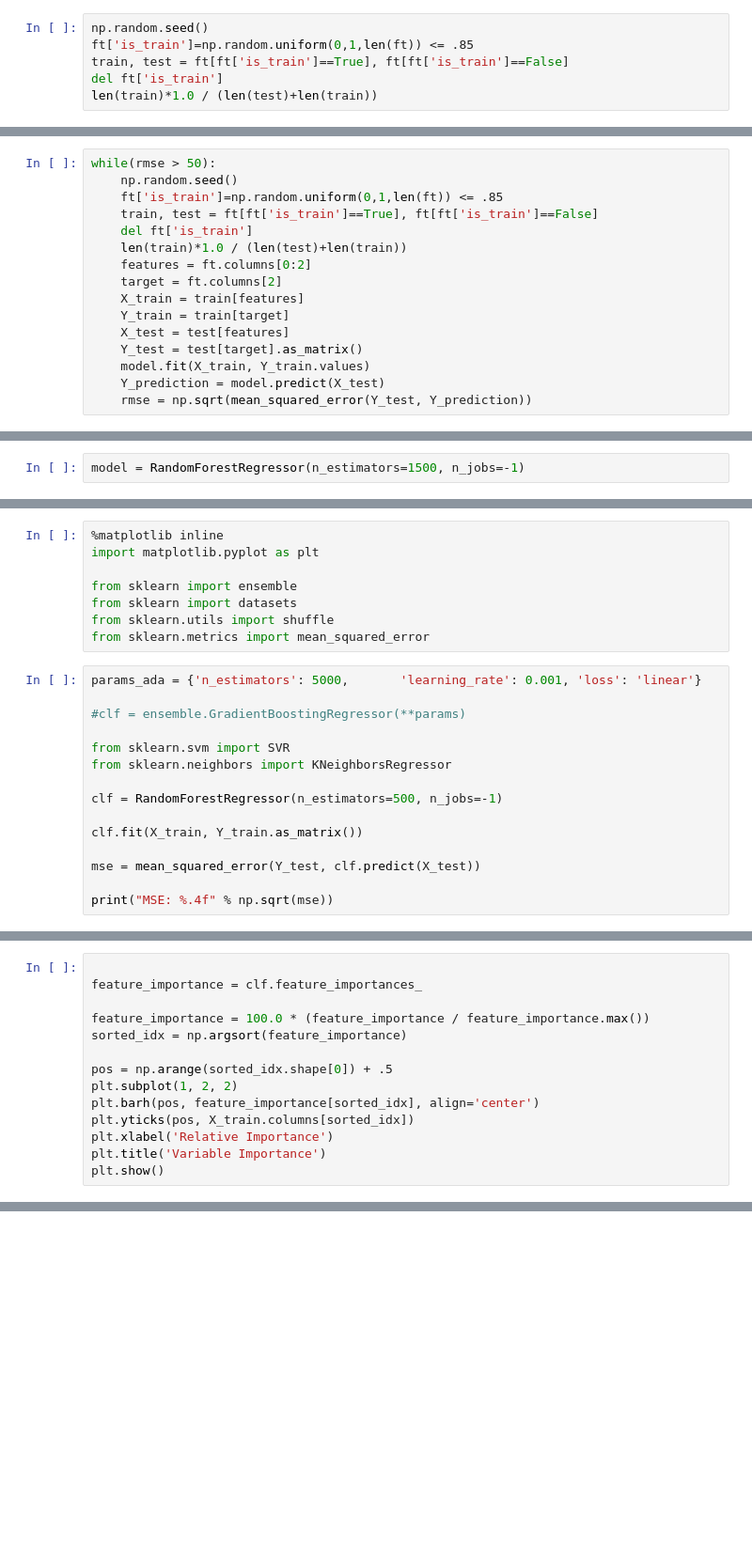
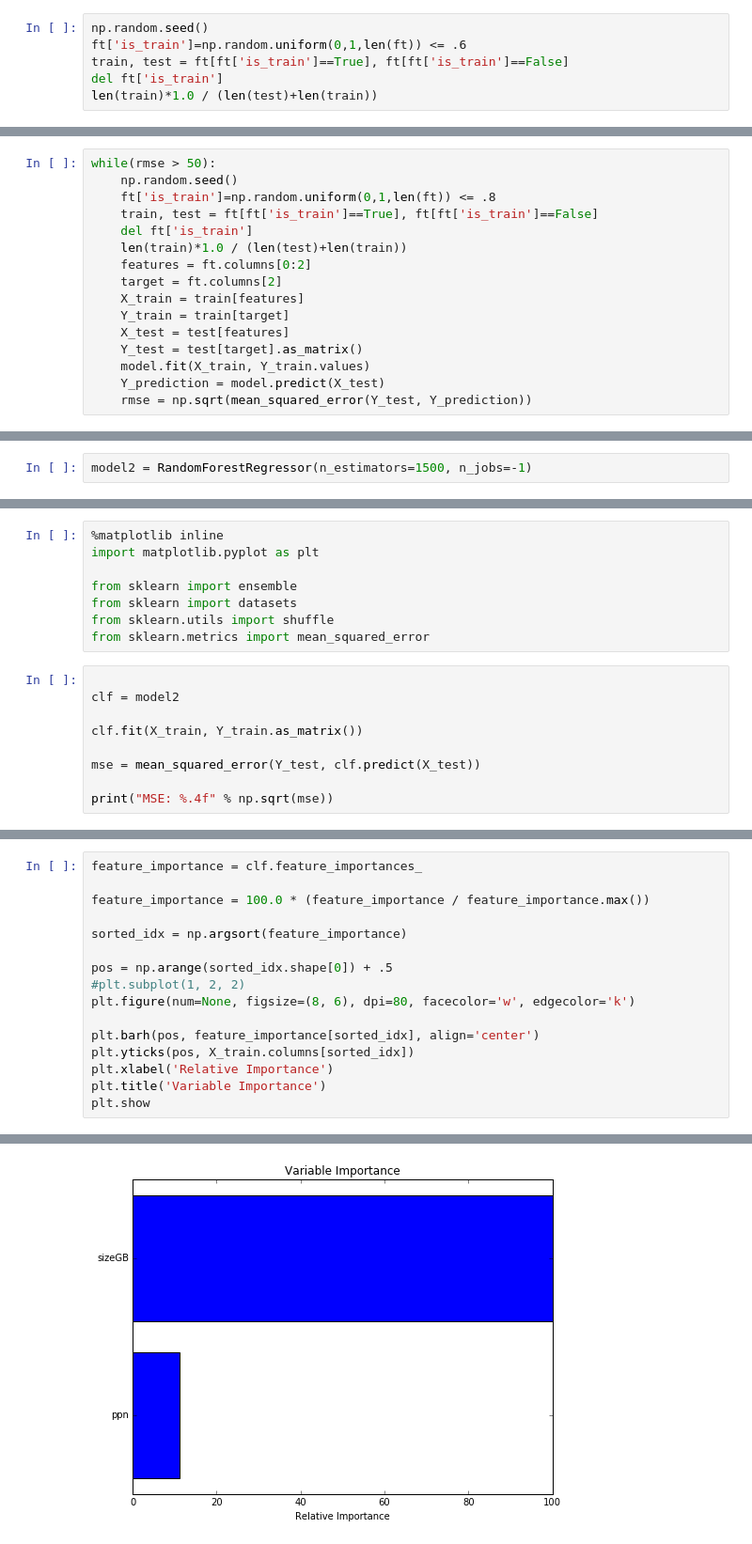
Before and after one commit to words-sdsc/IPPD, a Jupyter notebook: ProfilingData/28July Model Training-Bowtie (CPU, DataSize, Y_Time).ipynb, the cells around one changed output, grey strips where cells are left out. Shown: that part at 94% size. Drawn from its saved outputs; the diff is of its cells as text; blank space fills up the shorter version.

```diff
--- a/ProfilingData/28July Model Training-Bowtie (CPU, DataSize, Y_Time).ipynb
+++ b/ProfilingData/28July Model Training-Bowtie (CPU, DataSize, Y_Time).ipynb
@@ -178,6 +198,6 @@ model = RandomForestRegressor(n_estimators=1500, n_jobs=-1)
 # %%
 np.random.seed()
-ft['is_train']=np.random.uniform(0,1,len(ft)) <= .85
+ft['is_train']=np.random.uniform(0,1,len(ft)) <= .6
 train, test = ft[ft['is_train']==True], ft[ft['is_train']==False]
 del ft['is_train']
 len(train)*1.0 / (len(test)+len(train))
@@ -204,7 +224,7 @@ print(rmse)
 # %%
 while(rmse > 50):
     np.random.seed()
-    ft['is_train']=np.random.uniform(0,1,len(ft)) <= .85
+    ft['is_train']=np.random.uniform(0,1,len(ft)) <= .8
     train, test = ft[ft['is_train']==True], ft[ft['is_train']==False]
     del ft['is_train']
     len(train)*1.0 / (len(test)+len(train))
@@ -245,2 +270,2 @@ ft[target].mean(), ft[target].std() * 2
 # %%
-model = RandomForestRegressor(n_estimators=1500, n_jobs=-1)
+model2 = RandomForestRegressor(n_estimators=1500, n_jobs=-1)
@@ -283,14 +310,8 @@ from sklearn import datasets
 from sklearn.utils import shuffle
 from sklearn.metrics import mean_squared_error
 # %%
-params_ada = {'n_estimators': 5000,       'learning_rate': 0.001, 'loss': 'linear'}
 
-#clf = ensemble.GradientBoostingRegressor(**params)
-
-from sklearn.svm import SVR
-from sklearn.neighbors import KNeighborsRegressor
-
-clf = RandomForestRegressor(n_estimators=500, n_jobs=-1)
+clf = model2
 
 clf.fit(X_train, Y_train.as_matrix())
 
@@ -315,15 +329,17 @@ print(rms)
 # %%
-
 feature_importance = clf.feature_importances_
 
 feature_importance = 100.0 * (feature_importance / feature_importance.max())
+
 sorted_idx = np.argsort(feature_importance)
 
 pos = np.arange(sorted_idx.shape[0]) + .5
-plt.subplot(1, 2, 2)
+#plt.subplot(1, 2, 2)
+plt.figure(num=None, figsize=(8, 6), dpi=80, facecolor='w', edgecolor='k')
+
 plt.barh(pos, feature_importance[sorted_idx], align='center')
 plt.yticks(pos, X_train.columns[sorted_idx])
 plt.xlabel('Relative Importance')
 plt.title('Variable Importance')
-plt.show()
+plt.show
 # %% [output]
@@ -330,0 +347 @@ AttributeError: 'KNeighborsRegressor' object has no attribute 'feature_importanc
+[figure, added]
```
Also changed, not shown: parts of 32 cells of this notebook, 2 other files.
